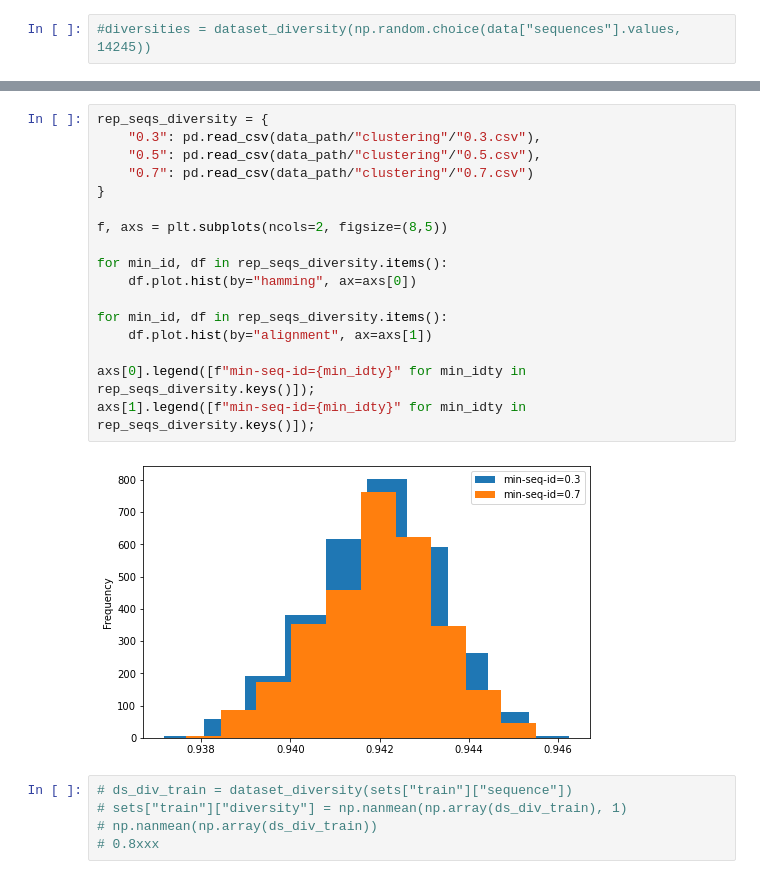
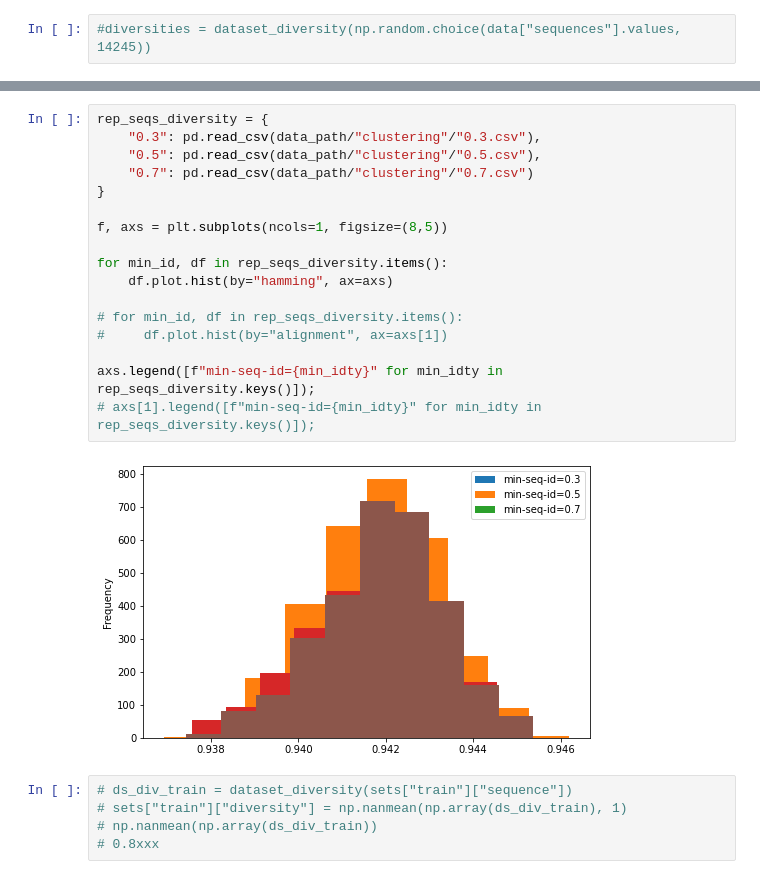
Before and after one commit to stepp1/protera-stability, a Jupyter notebook: project/mutagenesis/experiments/exploration_compute_diversity.ipynb, the cells around one changed output, grey strips where cells are left out. Drawn from its saved outputs; the diff is of its cells as text.

Commit message:
w/o replacement and working plots

```diff
--- a/project/mutagenesis/experiments/exploration_compute_diversity.ipynb
+++ b/project/mutagenesis/experiments/exploration_compute_diversity.ipynb
@@ -284,22 +303,22 @@ cluster_0.5_all_seqs.fasta
 # %%
 rep_seqs_diversity = {
     "0.3": pd.read_csv(data_path/"clustering"/"0.3.csv"),
     "0.5": pd.read_csv(data_path/"clustering"/"0.5.csv"),
     "0.7": pd.read_csv(data_path/"clustering"/"0.7.csv")
 }
 
-f, axs = plt.subplots(ncols=2, figsize=(8,5))
+f, axs = plt.subplots(ncols=1, figsize=(8,5))
 
 for min_id, df in rep_seqs_diversity.items():
-    df.plot.hist(by="hamming", ax=axs[0])
+    df.plot.hist(by="hamming", ax=axs)
 
-for min_id, df in rep_seqs_diversity.items():
-    df.plot.hist(by="alignment", ax=axs[1])
+# for min_id, df in rep_seqs_diversity.items():
+#     df.plot.hist(by="alignment", ax=axs[1])
 
-axs[0].legend([f"min-seq-id={min_idty}" for min_idty in rep_seqs_diversity.keys()]);
-axs[1].legend([f"min-seq-id={min_idty}" for min_idty in rep_seqs_diversity.keys()]);
+axs.legend([f"min-seq-id={min_idty}" for min_idty in rep_seqs_diversity.keys()]);
+# axs[1].legend([f"min-seq-id={min_idty}" for min_idty in rep_seqs_diversity.keys()]);
 # %% [output]
-[figure, old version]
+[figure, new version]
 # %%
 # ds_div_train = dataset_diversity(sets["train"]["sequence"])
 # sets["train"]["diversity"] = np.nanmean(np.array(ds_div_train), 1)
```
Also changed, not shown: parts of 4 cells of this notebook, 1 other file.
